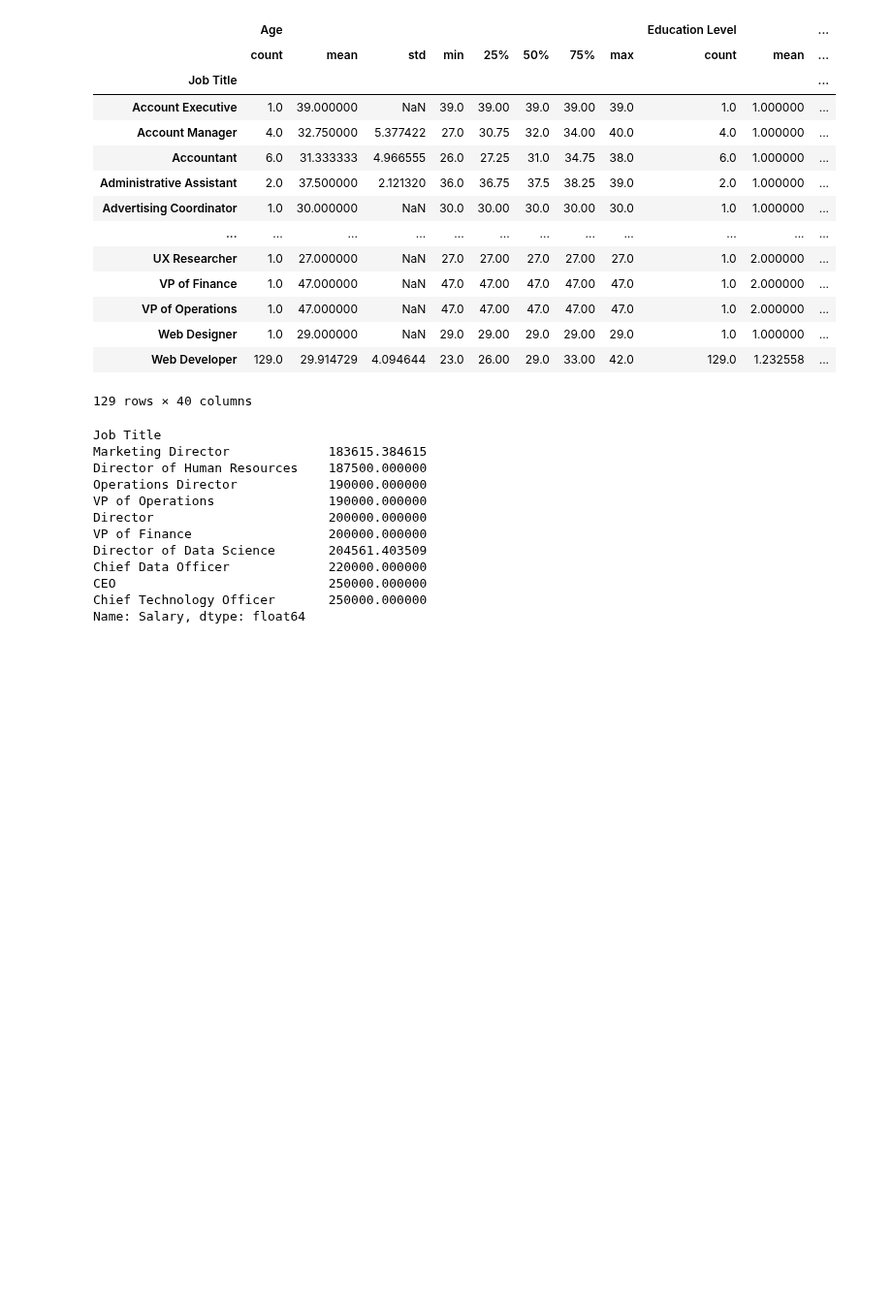
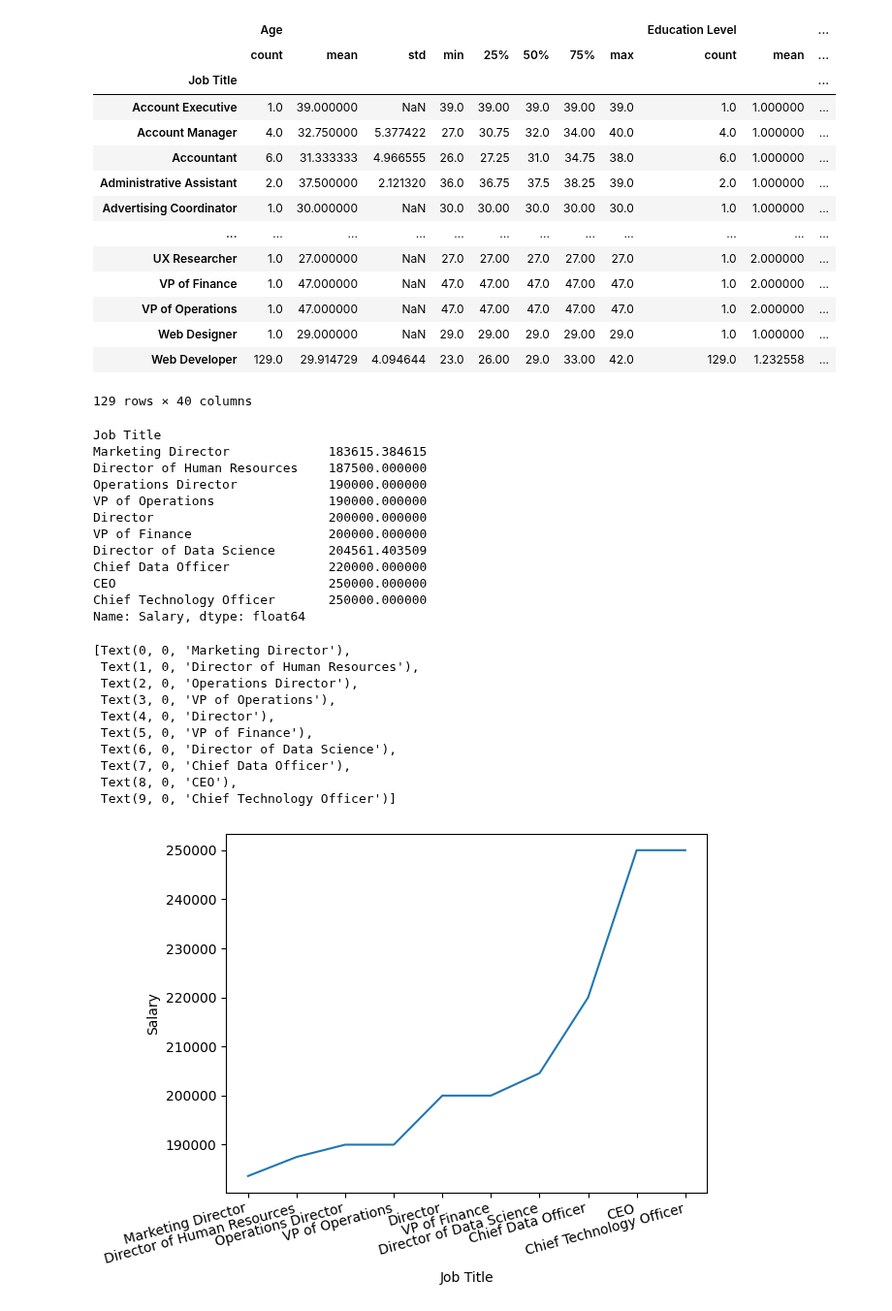
Before and after one commit to AbhijayPaul/HackTheHood-Final, a Jupyter notebook: HtHFinal.ipynb, the cells around one changed output. Shown at 97% size. Cells and saved outputs as stored; diff of their text form; code cells hidden in the pictures; blank space fills up the shorter version.

```diff
--- a/HtHFinal.ipynb
+++ b/HtHFinal.ipynb
@@ -1072,8 +1072,8 @@ EM_df.describe()
 129 rows × 40 columns
 # %%
 salariesFromJobTitles = EM_df["Salary"].mean()
-sortedMeanSalaries = salariesFromJobTitles.sort_values()
-sortedMeanSalaries.tail(10)
+sortedMeanSalaries = salariesFromJobTitles.sort_values().tail(10)
+sortedMeanSalaries
 # %% [output]
 Job Title
 Marketing Director             183615.384615
@@ -1087,3 +1087,18 @@ Chief Data Officer             220000.000000
 CEO                            250000.000000
 Chief Technology Officer       250000.000000
 Name: Salary, dtype: float64
+# %%
+highestSalaryGraph = seaborn.lineplot(data = sortedMeanSalaries)
+highestSalaryGraph.set_xticklabels(highestSalaryGraph.get_xticklabels(), rotation=15, ha="right")
+# %% [output]
+[Text(0, 0, 'Marketing Director'),
+ Text(1, 0, 'Director of Human Resources'),
+ Text(2, 0, 'Operations Director'),
+ Text(3, 0, 'VP of Operations'),
+ Text(4, 0, 'Director'),
+ Text(5, 0, 'VP of Finance'),
+ Text(6, 0, 'Director of Data Science'),
+ Text(7, 0, 'Chief Data Officer'),
+ Text(8, 0, 'CEO'),
+ Text(9, 0, 'Chief Technology Officer')]
+[figure, added]
```
